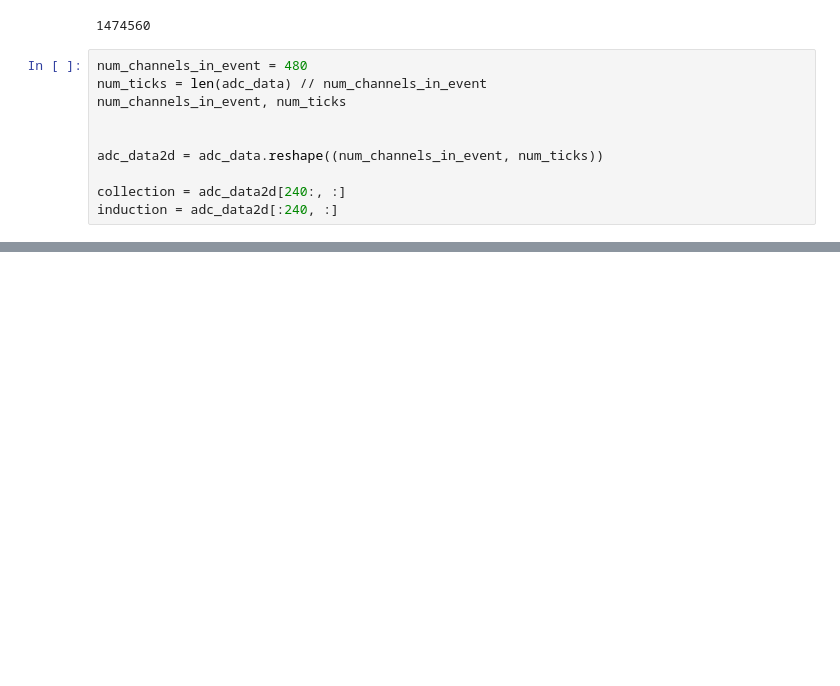
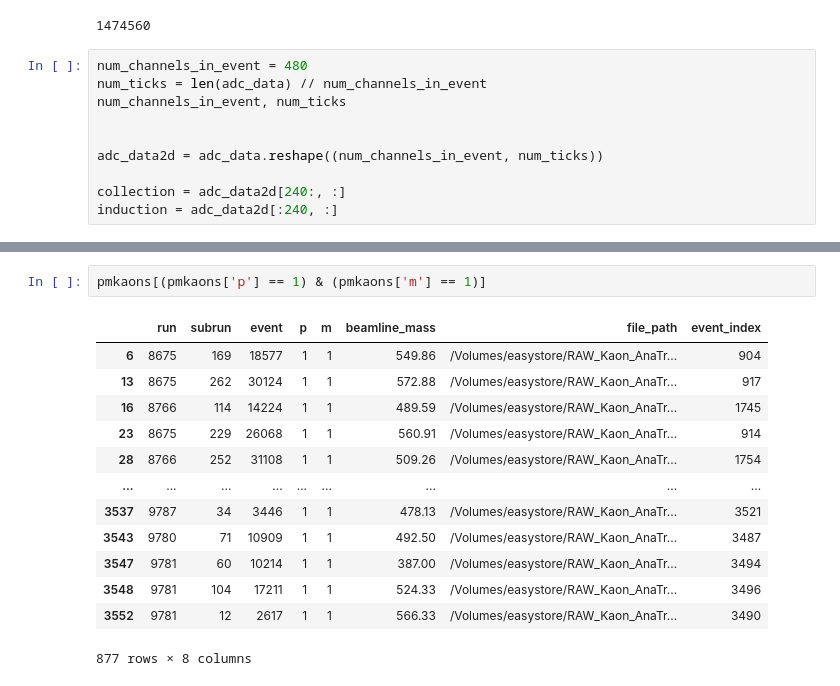
Before and after one commit to mohummudh/proton-deuteron, a Jupyter notebook: kaons/data.ipynb, the cells around one changed output, grey strips where cells are left out. Saved outputs shown, nothing was run; the diff lists cells and outputs as text; blank space fills up the shorter version.

```diff
--- a/kaons/data.ipynb
+++ b/kaons/data.ipynb
@@ -111,0 +135,16 @@ ax2.invert_yaxis()
+# %%
+pmkaons[(pmkaons['p'] == 1) & (pmkaons['m'] == 1)]
+# %% [output]
+|  | run | subrun | event | p | m | beamline_mass | file_path | event_index |
+| 6 | 8675 | 169 | 18577 | 1 | 1 | 549.86 | /Volumes/easystore/RAW_Kaon_AnaTr... | 904 |
+| 13 | 8675 | 262 | 30124 | 1 | 1 | 572.88 | /Volumes/easystore/RAW_Kaon_AnaTr... | 917 |
+| 16 | 8766 | 114 | 14224 | 1 | 1 | 489.59 | /Volumes/easystore/RAW_Kaon_AnaTr... | 1745 |
+| 23 | 8675 | 229 | 26068 | 1 | 1 | 560.91 | /Volumes/easystore/RAW_Kaon_AnaTr... | 914 |
+| 28 | 8766 | 252 | 31108 | 1 | 1 | 509.26 | /Volumes/easystore/RAW_Kaon_AnaTr... | 1754 |
+| ... | ... | ... | ... | ... | ... | ... | ... | ... |
+| 3537 | 9787 | 34 | 3446 | 1 | 1 | 478.13 | /Volumes/easystore/RAW_Kaon_AnaTr... | 3521 |
+| 3543 | 9780 | 71 | 10909 | 1 | 1 | 492.50 | /Volumes/easystore/RAW_Kaon_AnaTr... | 3487 |
+| 3547 | 9781 | 60 | 10214 | 1 | 1 | 387.00 | /Volumes/easystore/RAW_Kaon_AnaTr... | 3494 |
+| 3548 | 9781 | 104 | 17211 | 1 | 1 | 524.33 | /Volumes/easystore/RAW_Kaon_AnaTr... | 3496 |
+| 3552 | 9781 | 12 | 2617 | 1 | 1 | 566.33 | /Volumes/easystore/RAW_Kaon_AnaTr... | 3490 |
+877 rows × 8 columns
```
Also changed, not shown: parts of 5 cells of this notebook.
